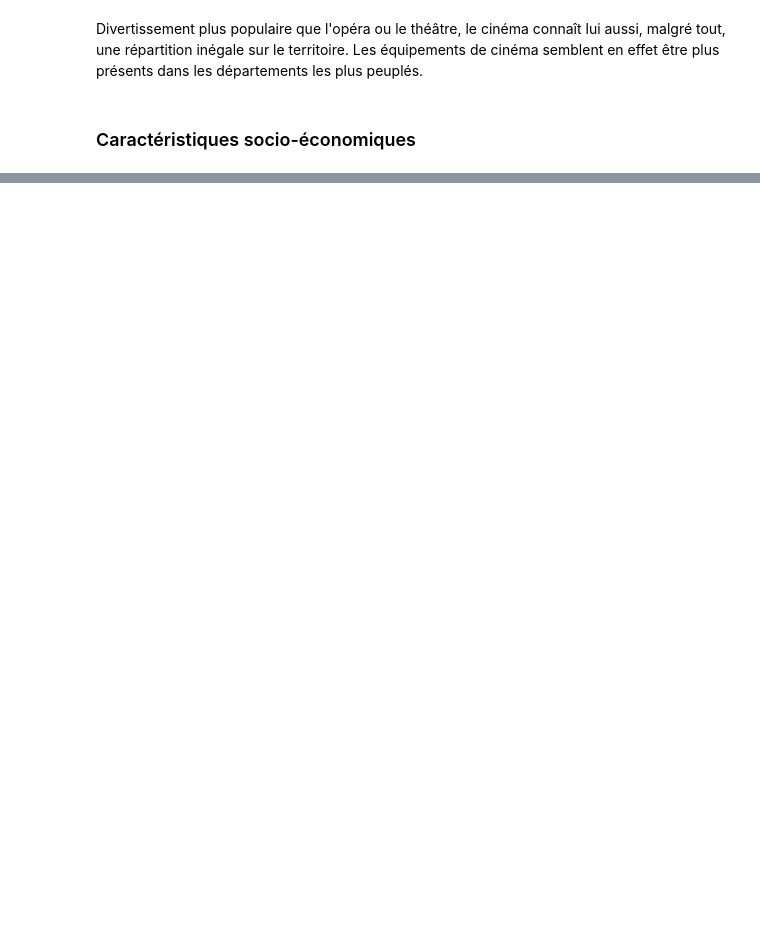
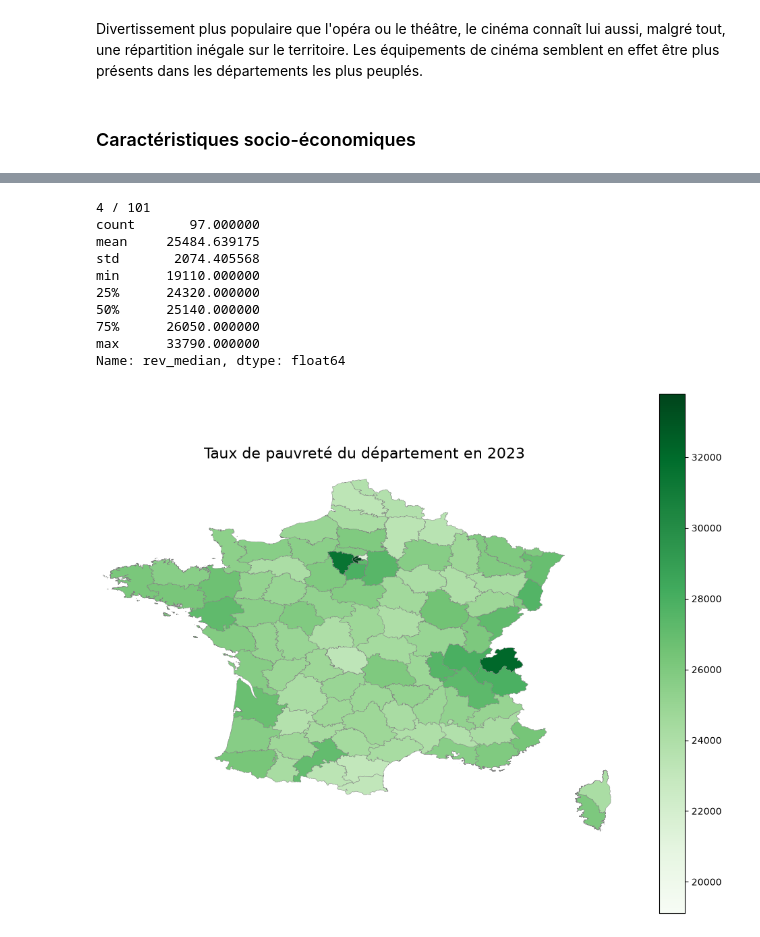
Before and after one commit to heloise1414/Evaluation-Politiques-Publiques-Culturelles, a Jupyter notebook: stats_desc.ipynb, the cells around one changed output, grey strips where cells are left out. Saved outputs shown, nothing was run; the diff lists cells and outputs as text; code cells hidden in the pictures; blank space fills up the shorter version.

```diff
--- a/stats_desc.ipynb
+++ b/stats_desc.ipynb
@@ -265,0 +308,14 @@ Nous allons maintenant nous intéresser aux caractéristiques sociaux-économiqu
+# %%
+carte_dep(df_final, "code_insee", "rev_median", "Greens", "Taux de pauvreté du département en 2023")
+# %% [output]
+4 / 101
+count       97.000000
+mean     25484.639175
+std       2074.405568
+min      19110.000000
+25%      24320.000000
+50%      25140.000000
+75%      26050.000000
+max      33790.000000
+Name: rev_median, dtype: float64
+[figure, added]
```
Also changed, not shown: parts of 9 cells of this notebook, 1 other file.
